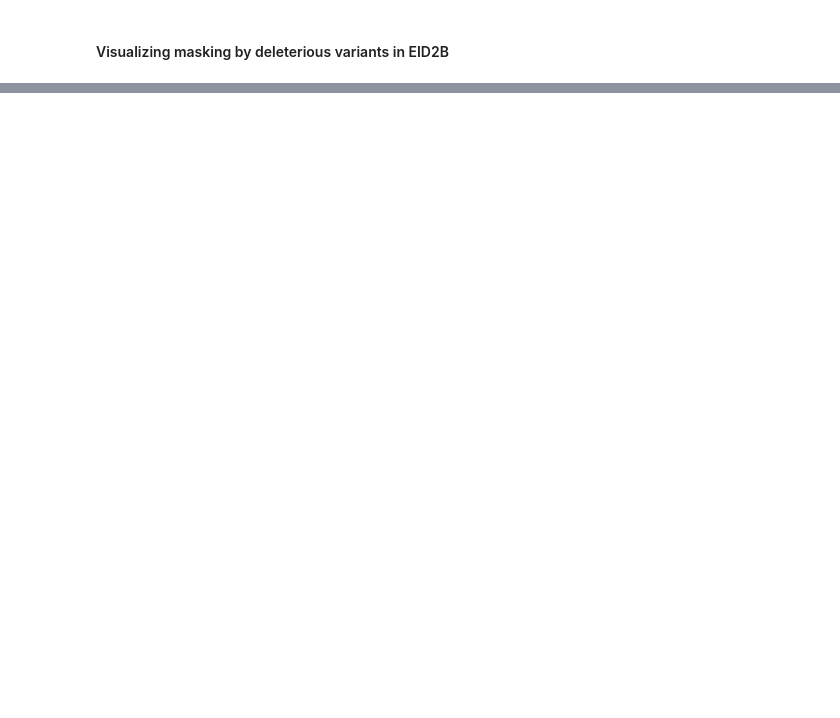
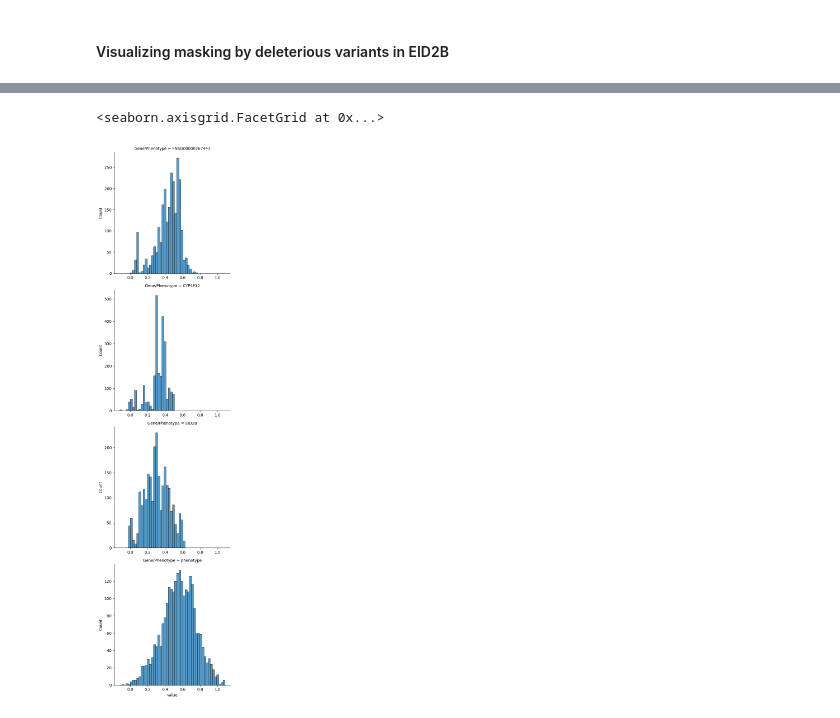
Before and after one commit to gymrek-lab/CITRUS, a Jupyter notebook: doc/example_nbs/complex_pheno_1.ipynb, the cells around one changed output, grey strips where cells are left out. Cells and saved outputs as stored; diff of their text form; code cells hidden in the pictures; blank space fills up the shorter version.

```diff
--- a/doc/example_nbs/complex_pheno_1.ipynb
+++ b/doc/example_nbs/complex_pheno_1.ipynb
@@ -750,0 +960,11 @@ sns.jointplot(
+# %%
+sim_config['input'][0]['input_nodes'] = input_nodes
+
+final_config = {
+    'input': sim_config['input'],
+    'simulation_steps': copy.deepcopy(simulation_steps)
+}
+
+sim = PhenoSimulation(copy.deepcopy(final_config))
+
+pprint(final_config)
@@ -750,0 +989,34 @@ sns.jointplot(
+# %%
+simulated_vals = sim.run_simulation_steps(copy.deepcopy(input_vals))
+# %%
+val_aliases = [
+    'ENSG00000267443', 'CYP4F12', 'EID2B', 'phenotype'
+]
+
+df_vals = dict()
+for k in val_aliases:
+    vals = simulated_vals[k]
+    if vals.ndim == 1:
+        df_vals[k] = vals
+    else:
+        df_vals[k] = vals[0]
+
+df = pd.DataFrame(df_vals)
+
+melted_df = df.melt(
+    var_name='Gene/Phenotype'
+)
+# %%
+sns.displot(
+    data=melted_df,
+    x='value',
+    row='Gene/Phenotype',
+    bins=50,
+    facet_kws={
+        'sharex': False,
+        'sharey': False,
+    }
+)
+# %% [output]
+<seaborn.axisgrid.FacetGrid at 0x...>
+[figure, added]
```
Also changed, not shown: parts of 34 cells of this notebook, 3 other files.
